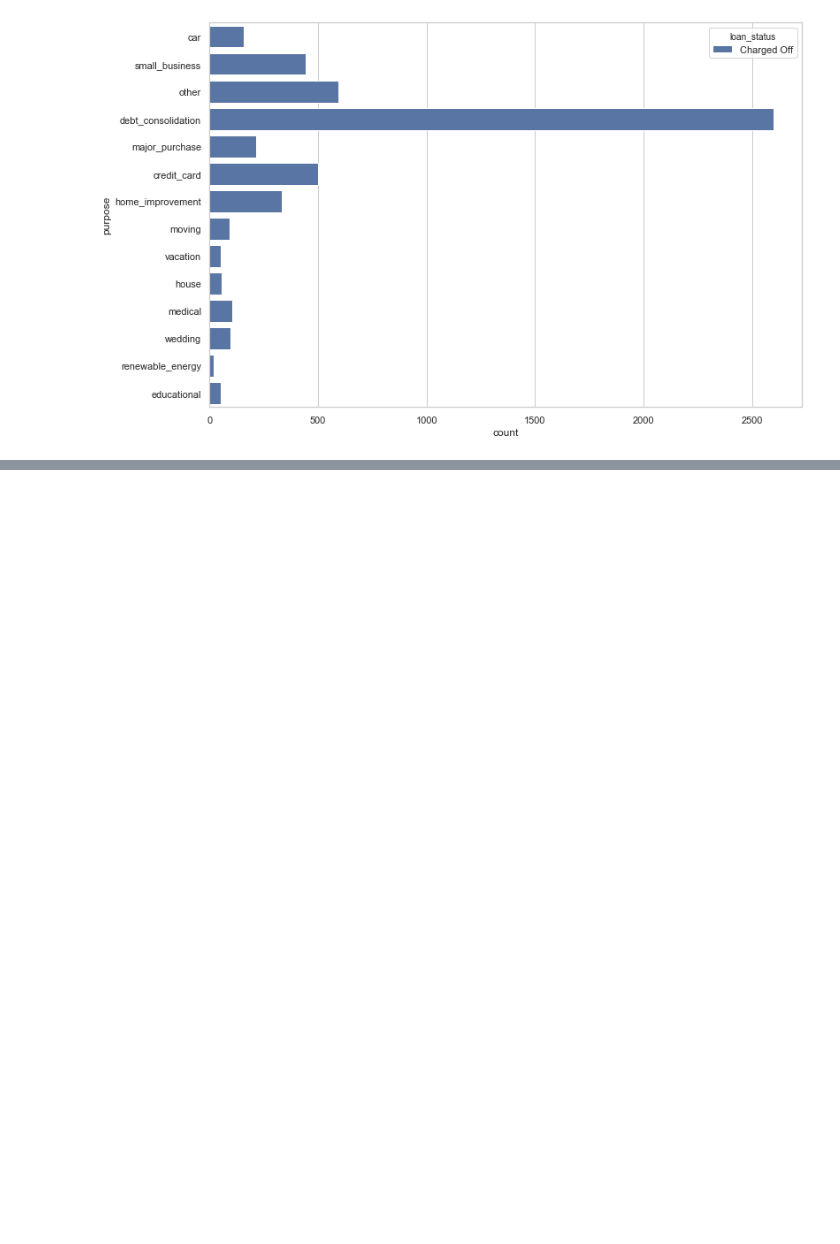
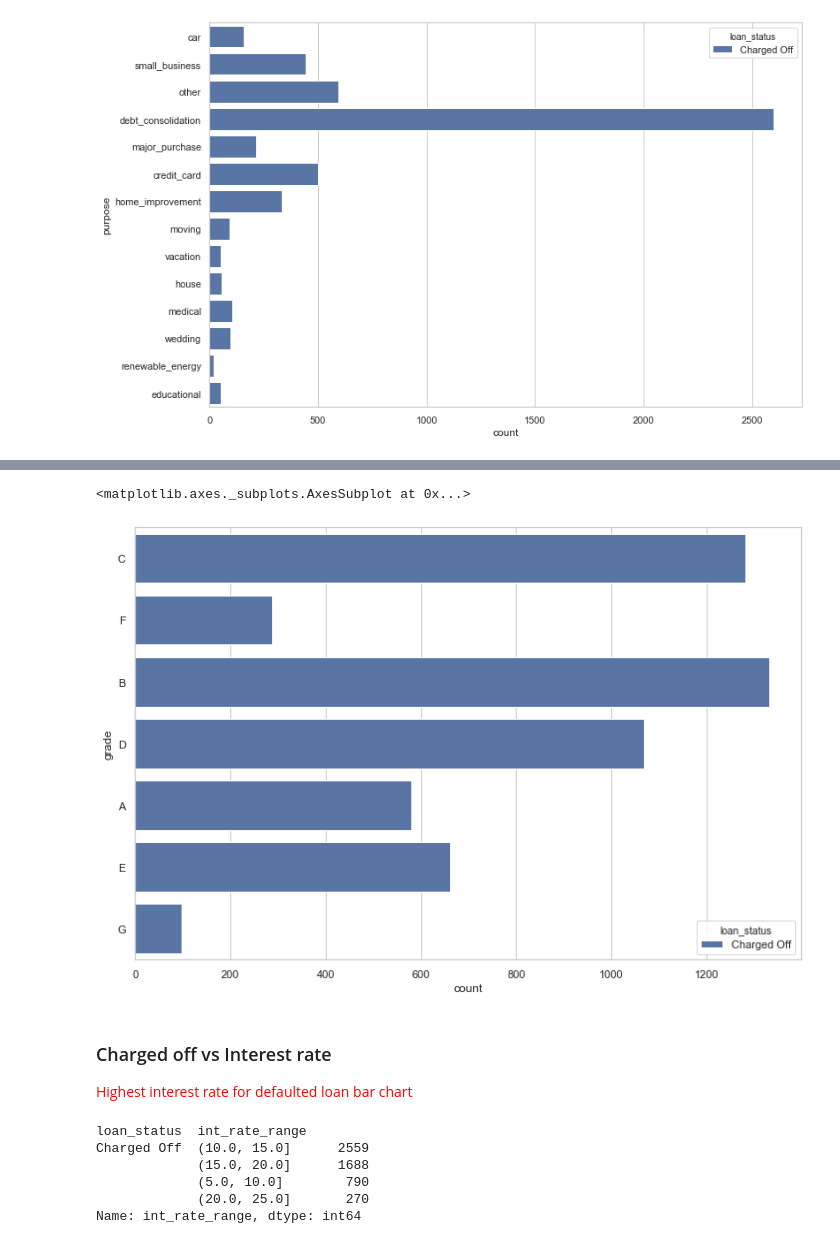
Before and after one commit to ps2420/LendingClubCaseStudy, a Jupyter notebook: lending_case_study.ipynb, the cells around one changed output, grey strips where cells are left out. Saved outputs shown, nothing was run; the diff lists cells and outputs as text; code cells hidden in the pictures; blank space fills up the shorter version.

Commit message:
Added more graphs for bivariate analysis between different variables

```diff
--- a/lending_case_study.ipynb
+++ b/lending_case_study.ipynb
@@ -491,7 +507,29 @@ lending_case['int_rate_range'] = pd.cut(lending_case['int_rate'], bins, labels)
 # %%
+#annual income range
+#lending_case['annual_inc'].describe()
+bins = [0, 250000, 500000, 750000, 1000000, 1250000]
+labels = ['0-250,000', '250,000-500,000', '500,000-750,000', '750,000-1000,000', '1000,000(+)']
+lending_case['annual_inc_range'] = pd.cut(lending_case['annual_inc'], bins, labels)
+#lending_case['annual_inc_range'].unique()
+
+#interest rate range
+#lending_case['int_rate'].describe()
+bins = [0, 5.0, 10.0, 15.0, 20.0, 25.0]
+labels = ['0-5.0', '5.0-10.0', '10.0-15.0', '15.0-20.0', '20.0-25.0']
+lending_case['int_rate_range'] = pd.cut(lending_case['int_rate'], bins, labels)
+#lending_case['int_rate'].unique()
+
+
 #loan amount range
-#lending_case['int_rate'].describe()
+#lending_case['loan_amnt_range'].describe()
 bins = [0, 7000.0, 14000.0, 21000.0, 28000.0, 35000.0]
 labels = ['0-7,000.0', '7,000.0-14,000.0', '14,000.0-21,000.0', '21,000.0-28,000.0', '28,000.0-35,000.0']
 lending_case['loan_amnt_range'] = pd.cut(lending_case['loan_amnt'], bins, labels)
 #lending_case['loan_amnt_range'].unique()
+
+#dti range
+#lending_case['dti'].describe()
+bins = [0, 10.0, 15.0, 20.0, 25.0, 30.0]
+labels = ['0-10.0', '10.0-15.0', '15.0-20.0', '20.0-25.0', '25.0-30.0']
+lending_case['dti_range'] = pd.cut(lending_case['dti'], bins, labels)
+#lending_case['dti'].unique()
@@ -595,0 +604,18 @@ plt.show()
+# %%
+plt.figure(figsize=[12,8])
+sns.countplot(y = "grade", hue="loan_status", data = co_lending_case)
+# %% [output]
+<matplotlib.axes._subplots.AxesSubplot at 0x...>
+[figure, added]
+# %% [markdown]
+### Charged off vs Interest rate
+<font color="red"> Highest interest rate for defaulted loan bar chart</font>
+# %%
+co_lending_case.groupby(['loan_status'])['int_rate_range'].value_counts()
+# %% [output]
+loan_status  int_rate_range
+Charged Off  (10.0, 15.0]      2559
+             (15.0, 20.0]      1688
+             (5.0, 10.0]        790
+             (20.0, 25.0]       270
+Name: int_rate_range, dtype: int64
```
Also changed, not shown: parts of 69 cells of this notebook.
